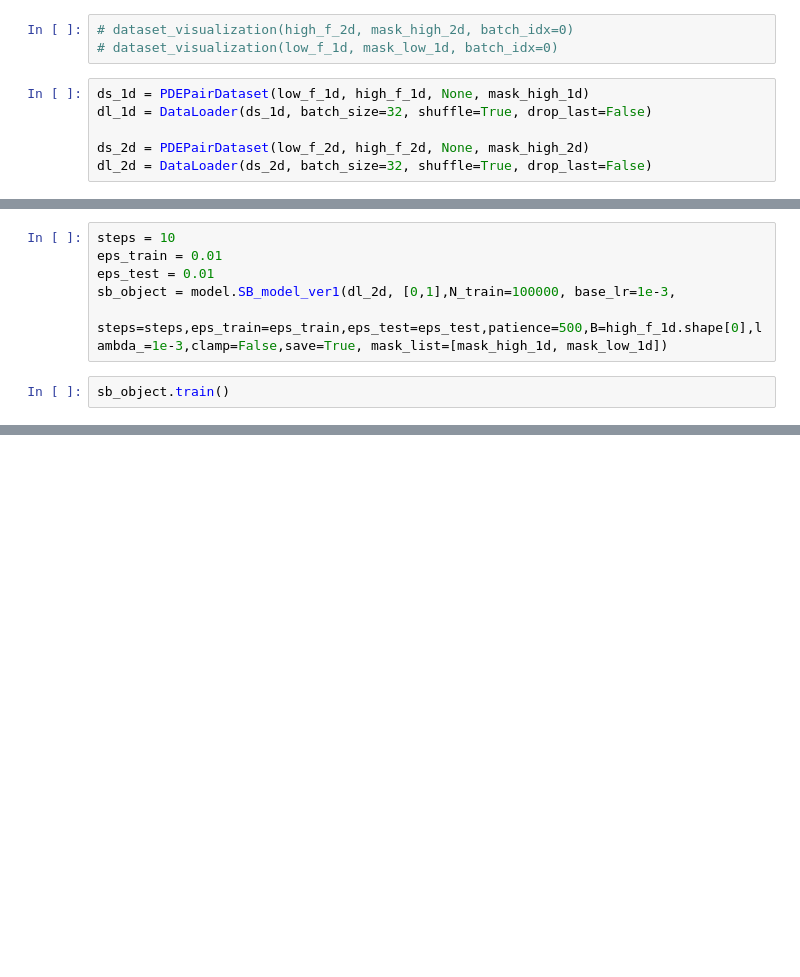
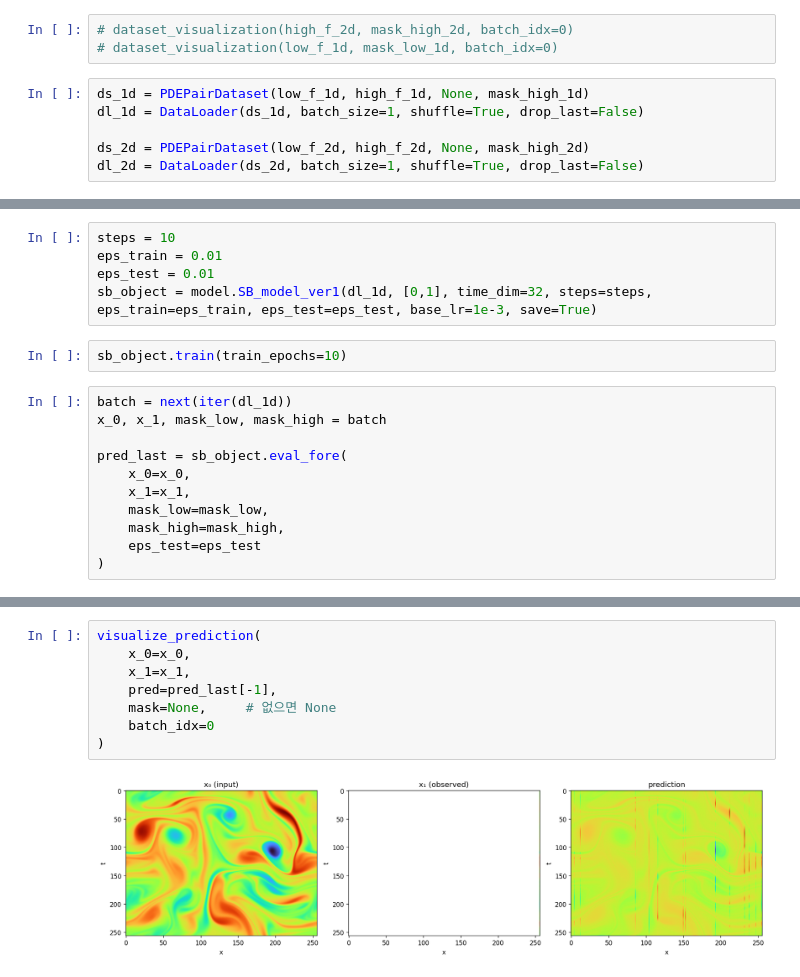
Before and after one commit to DohyunBu/PICSB, a Jupyter notebook: SyukeulimBridge/train.ipynb, the cells around one changed output, grey strips where cells are left out. Cells and saved outputs as stored; diff of their text form; blank space fills up the shorter version.

```diff
--- a/SyukeulimBridge/train.ipynb
+++ b/SyukeulimBridge/train.ipynb
@@ -37,7 +36,7 @@ mask_low_2d = make_sensor_mask(low_f_2d, n_sensors=int(256*256*0.1), sparse_rati
 # dataset_visualization(low_f_1d, mask_low_1d, batch_idx=0)
 # %%
 ds_1d = PDEPairDataset(low_f_1d, high_f_1d, None, mask_high_1d)
-dl_1d = DataLoader(ds_1d, batch_size=32, shuffle=True, drop_last=False)
+dl_1d = DataLoader(ds_1d, batch_size=1, shuffle=True, drop_last=False)
 
 ds_2d = PDEPairDataset(low_f_2d, high_f_2d, None, mask_high_2d)
-dl_2d = DataLoader(ds_2d, batch_size=32, shuffle=True, drop_last=False)
+dl_2d = DataLoader(ds_2d, batch_size=1, shuffle=True, drop_last=False)
@@ -49,7 +44,17 @@ dl_1d.dataset
 steps = 10
 eps_train = 0.01
 eps_test = 0.01
-sb_object = model.SB_model_ver1(dl_2d, [0,1],N_train=100000, base_lr=1e-3,
-                              steps=steps,eps_train=eps_train,eps_test=eps_test,patience=500,B=high_f_1d.shape[0],lambda_=1e-3,clamp=False,save=True, mask_list=[mask_high_1d, mask_low_1d])
+sb_object = model.SB_model_ver1(dl_1d, [0,1], time_dim=32, steps=steps, eps_train=eps_train, eps_test=eps_test, base_lr=1e-3, save=True)
 # %%
-sb_object.train()
+sb_object.train(train_epochs=10)
+# %%
+batch = next(iter(dl_1d))
+x_0, x_1, mask_low, mask_high = batch
+
+pred_last = sb_object.eval_fore(
+    x_0=x_0,
+    x_1=x_1,
+    mask_low=mask_low,
+    mask_high=mask_high,
+    eps_test=eps_test
+)
@@ -55,0 +138,10 @@ sb_object.train()
+# %%
+visualize_prediction(
+    x_0=x_0,
+    x_1=x_1,
+    pred=pred_last[-1],
+    mask=None,     # 없으면 None
+    batch_idx=0
+)
+# %% [output]
+[figure, added]
```
Also changed, not shown: parts of 3 cells of this notebook, 3 other files.
